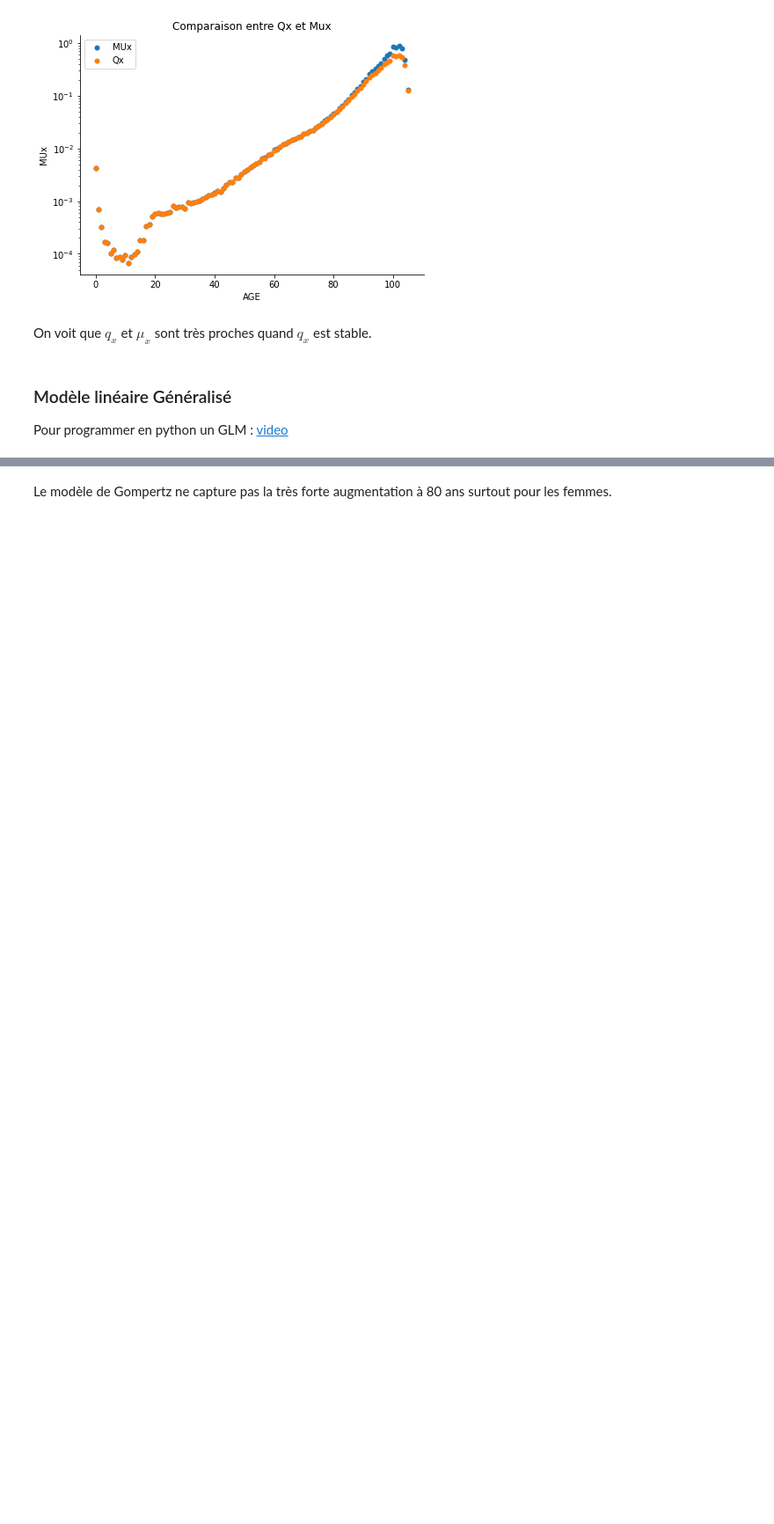
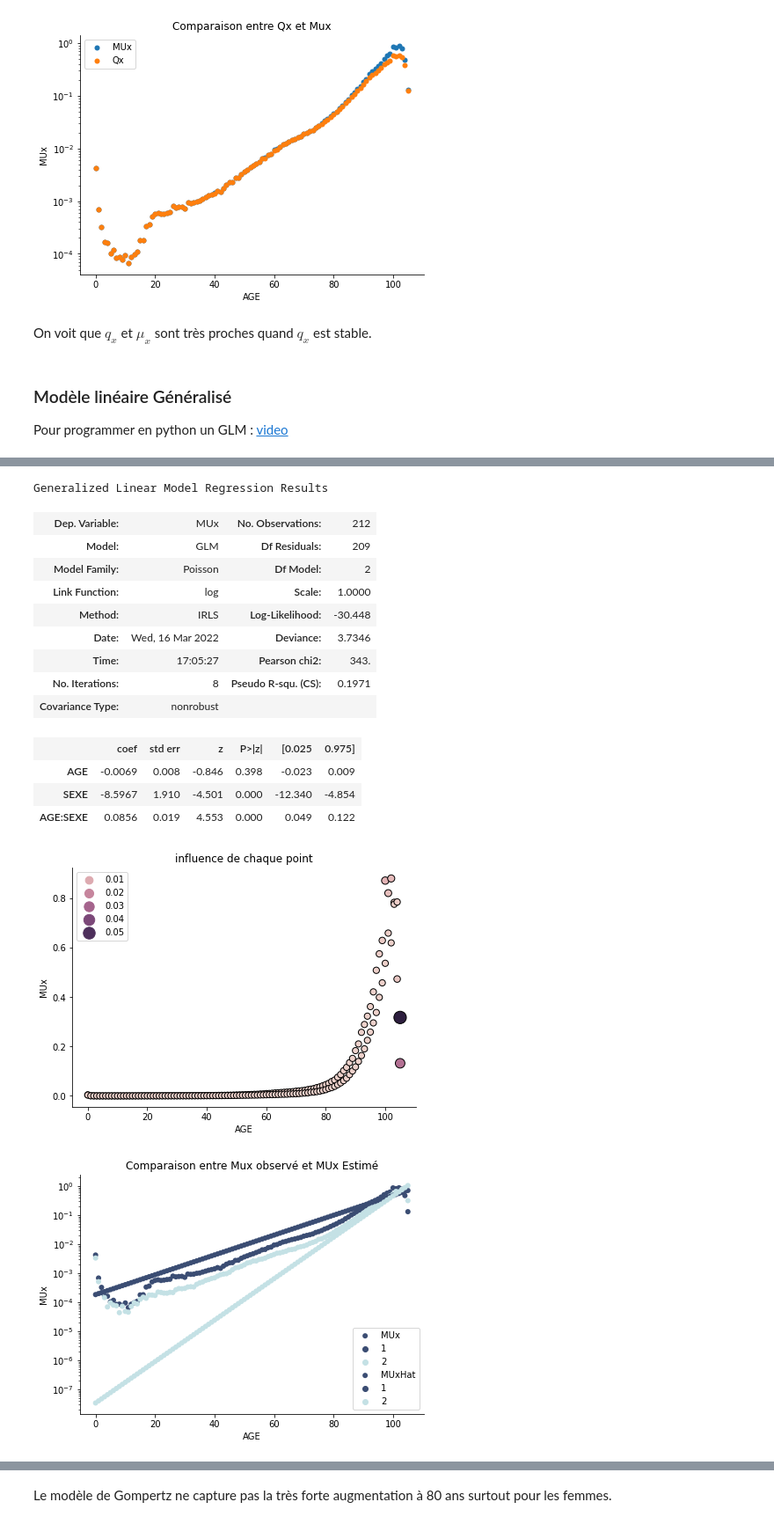
Before and after one commit to RessourcesActuariat/ActuariatVieCNAM, a Jupyter notebook: Table de Mortalité - Partie 2vf.ipynb, the cells around one changed output, grey strips where cells are left out. Shown at 88% size. Drawn from its saved outputs; the diff is of its cells as text; code cells hidden in the pictures; blank space fills up the shorter version.

```diff
--- a/Table de Mortalité - Partie 2vf.ipynb
+++ b/Table de Mortalité - Partie 2vf.ipynb
@@ -465,0 +496,22 @@ plt.show()
+# %%
+
+CalculGLMGraph(dataEntree=Resultat,
+         formula = 'MUx ~ SEXE * AGE  -1 ',VarY='MUx',VarXGraph='AGE',VarXGraphCateg='SEXE', ImpressionInfluence=True,VarPredict='MUxHat',  titre='Comparaison entre Mux observé et MUx Estimé',
+         dist=sm.families.Poisson,Fonctionlien=sm.families.links.log())
+# %% [output]
+Generalized Linear Model Regression Results
+| Dep. Variable: | MUx | No. Observations: | 212 |
+| Model: | GLM | Df Residuals: | 209 |
+| Model Family: | Poisson | Df Model: | 2 |
+| Link Function: | log | Scale: | 1.0000 |
+| Method: | IRLS | Log-Likelihood: | -30.448 |
+| Date: | Wed, 16 Mar 2022 | Deviance: | 3.7346 |
+| Time: | 17:05:27 | Pearson chi2: | 343. |
+| No. Iterations: | 8 | Pseudo R-squ. (CS): | 0.1971 |
+| Covariance Type: | nonrobust |  |  |
+|  | coef | std err | z | P>|z| | [0.025 | 0.975] |
+| AGE | -0.0069 | 0.008 | -0.846 | 0.398 | -0.023 | 0.009 |
+| SEXE | -8.5967 | 1.910 | -4.501 | 0.000 | -12.340 | -4.854 |
+| AGE:SEXE | 0.0856 | 0.019 | 4.553 | 0.000 | 0.049 | 0.122 |
+[figure, added]
+[figure, added]
```
Also changed, not shown: parts of 103 cells of this notebook.
